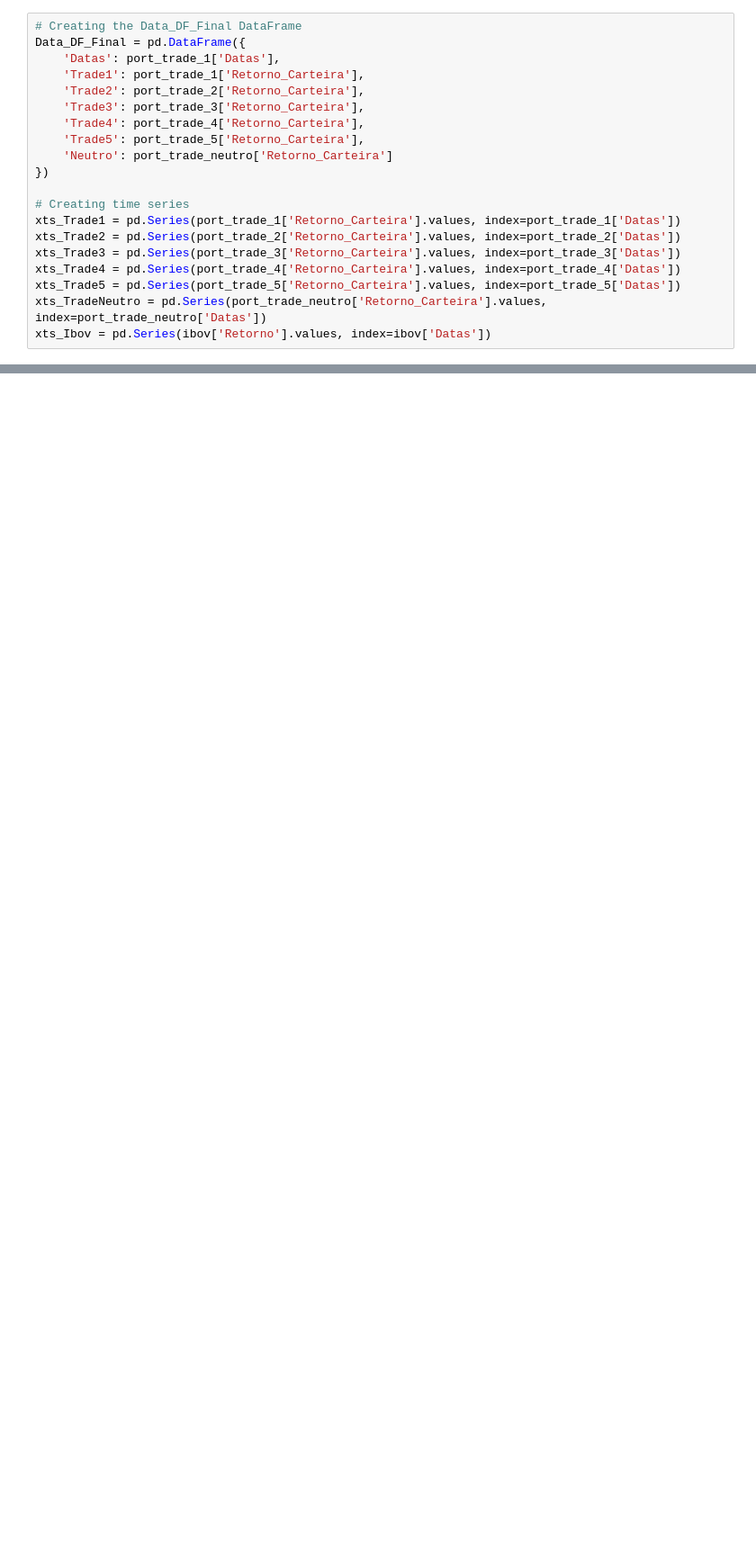
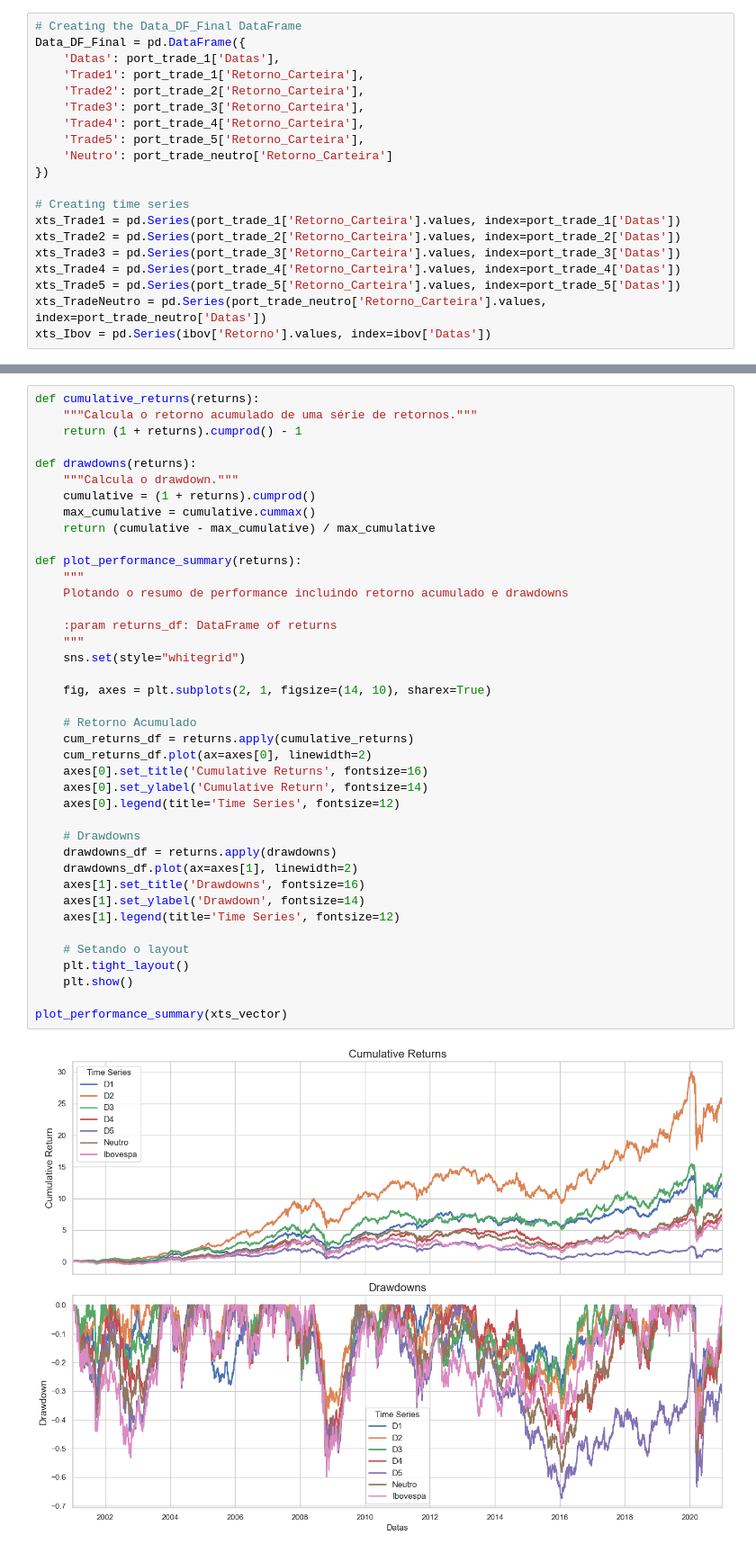
Before and after one commit to andrebarbosa27/lowvolatility, a Jupyter notebook: LowVolatility.ipynb, the cells around one changed output, grey strips where cells are left out. Shown at 90% size. Cells and saved outputs as stored; diff of their text form; blank space fills up the shorter version.

```diff
--- a/LowVolatility.ipynb
+++ b/LowVolatility.ipynb
@@ -583,0 +518,42 @@ plt.show()
+# %%
+def cumulative_returns(returns):
+    """Calcula o retorno acumulado de uma série de retornos."""
+    return (1 + returns).cumprod() - 1
+
+def drawdowns(returns):
+    """Calcula o drawdown."""
+    cumulative = (1 + returns).cumprod()
+    max_cumulative = cumulative.cummax()
+    return (cumulative - max_cumulative) / max_cumulative
+
+def plot_performance_summary(returns):
+    """
+    Plotando o resumo de performance incluindo retorno acumulado e drawdowns
+
+    :param returns_df: DataFrame of returns
+    """
+    sns.set(style="whitegrid")
+
+    fig, axes = plt.subplots(2, 1, figsize=(14, 10), sharex=True)
+
+    # Retorno Acumulado
+    cum_returns_df = returns.apply(cumulative_returns)
+    cum_returns_df.plot(ax=axes[0], linewidth=2)
+    axes[0].set_title('Cumulative Returns', fontsize=16)
+    axes[0].set_ylabel('Cumulative Return', fontsize=14)
+    axes[0].legend(title='Time Series', fontsize=12)
+
+    # Drawdowns
+    drawdowns_df = returns.apply(drawdowns)
+    drawdowns_df.plot(ax=axes[1], linewidth=2)
+    axes[1].set_title('Drawdowns', fontsize=16)
+    axes[1].set_ylabel('Drawdown', fontsize=14)
+    axes[1].legend(title='Time Series', fontsize=12)
+
+    # Setando o layout
+    plt.tight_layout()
+    plt.show()
+
+plot_performance_summary(xts_vector)
+# %% [output]
+[figure, added]
```
Also changed, not shown: parts of 28 cells of this notebook.
